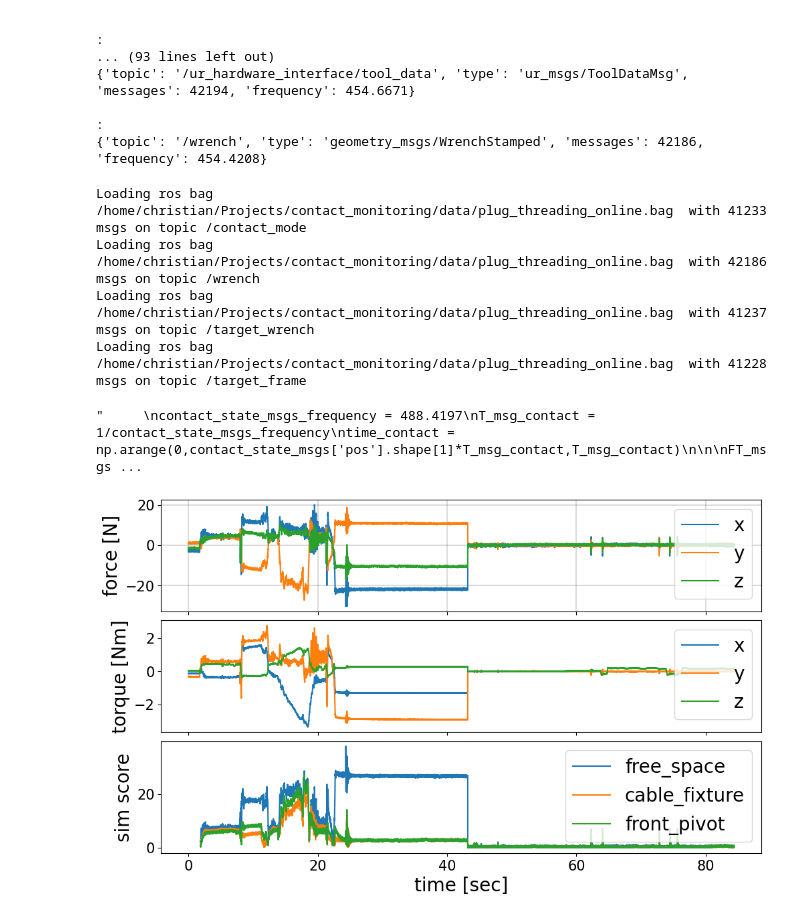
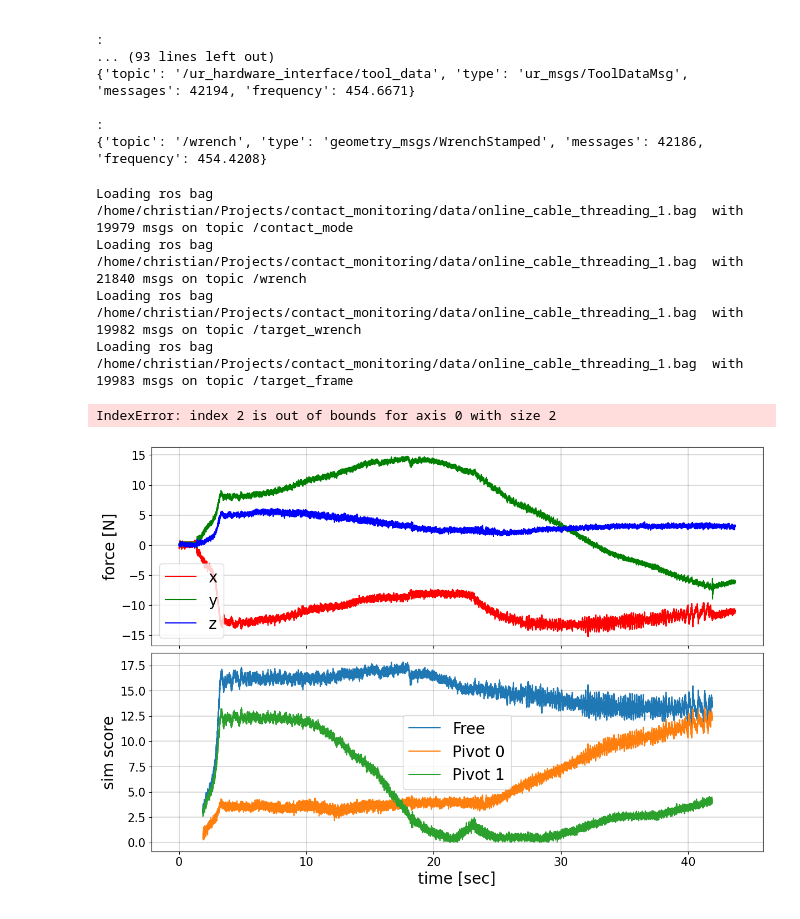
Before and after one commit to khaninger/contact_monitoring, a Jupyter notebook: rosbag_plot.ipynb, the cells around one changed output. Drawn from its saved outputs; the diff is of its cells as text; code cells hidden in the pictures.

```diff
--- a/rosbag_plot.ipynb
+++ b/rosbag_plot.ipynb
@@ -154,58 +154,72 @@ Keys are
 
 
 path = '/home/christian/Projects/contact_monitoring/data/'
-bag = 'plug_threading_online.bag'
+bag = 'online_cable_threading_1.bag'
+#bag = 'online_threading_cable_2a.bag'
 
 contact_state_msgs = bag_loader(path+bag, map_joint_state, topic_name = 'contact_mode')
 FT_msgs = bag_loader(path+bag, map_wrench, topic_name = 'wrench')
 des_FT_msgs = bag_loader(path+bag, map_wrench, topic_name = 'target_wrench')
 des_pose_msgs = bag_loader(path+bag, map_point_msgs, topic_name = 'target_frame')
 # %% [output]
-Loading ros bag /home/christian/Projects/contact_monitoring/data/plug_threading_online.bag  with 41233 msgs on topic /contact_mode
-Loading ros bag /home/christian/Projects/contact_monitoring/data/plug_threading_online.bag  with 42186 msgs on topic /wrench
-Loading ros bag /home/christian/Projects/contact_monitoring/data/plug_threading_online.bag  with 41237 msgs on topic /target_wrench
-Loading ros bag /home/christian/Projects/contact_monitoring/data/plug_threading_online.bag  with 41228 msgs on topic /target_frame
+Loading ros bag /home/christian/Projects/contact_monitoring/data/online_cable_threading_1.bag  with 19979 msgs on topic /contact_mode
+Loading ros bag /home/christian/Projects/contact_monitoring/data/online_cable_threading_1.bag  with 21840 msgs on topic /wrench
+Loading ros bag /home/christian/Projects/contact_monitoring/data/online_cable_threading_1.bag  with 19982 msgs on topic /target_wrench
+Loading ros bag /home/christian/Projects/contact_monitoring/data/online_cable_threading_1.bag  with 19983 msgs on topic /target_frame
 # %%
 #load data
 FT_f = FT_msgs['force']
 FT_t = FT_msgs['torque']
+Des_pos = des_pose_msgs['position']
+
 Contact = contact_state_msgs['pos']
 #time (offset by min t_start)
 time_contact = list(contact_state_msgs['t'])
 time_FT = np.array(list(FT_msgs['t']))
-t_start = min(min(time_FT),min(time_contact))
+
+time_des_pos = np.array(list(des_pose_msgs['t']))
+t_start = min(min(time_FT),min(time_contact),min(time_des_pos))
+time_des_pos -= t_start
+
+#t_start = min(min(time_FT),min(time_contact))
 time_contact -= t_start
 time_FT -= t_start
-# %% [output]
-"     \ncontact_state_msgs_frequency = 488.4197\nT_msg_contact = 1/contact_state_msgs_frequency\ntime_contact = np.arange(0,contact_state_msgs['pos'].shape[1]*T_msg_contact,T_msg_contact)\n\n\nFT_msgs ...
 # %%
-fig, ax = plt.subplots(3, 1, sharex=True,figsize=(10,6), constrained_layout=True)
+fig, ax = plt.subplots(2, 1, sharex=True,figsize=(12,8), constrained_layout=True)
 
-ax[0].plot(time_FT, FT_f[0,:], label= "x")
-ax[0].plot(time_FT, FT_f[1,:], label= "y")
-ax[0].plot(time_FT, FT_f[2,:], label= "z")
+ax[0].plot(time_FT, FT_f[0,:], color='r', label= "x")
+ax[0].plot(time_FT, FT_f[1,:], color='g', label= "y")
+ax[0].plot(time_FT, FT_f[2,:], color='b', label= "z")
 ax[0].set_ylabel("force [N]", fontsize=20)
 
-
-
+"""
 ax[1].plot(time_FT, FT_t[0,:], label= "x")
 ax[1].plot(time_FT, FT_t[1,:], label= "y")
 ax[1].plot(time_FT, FT_t[2,:], label= "z")
 ax[1].set_ylabel("torque [Nm]", fontsize=20)
-ax[1].legend(fontsize=20)
-ax[1].tick_params(axis='both', which='major', labelsize=15)
+"""
+
+"""
+ax[1].plot(time_des_pos, Des_pos[0,:], label= "x")
+ax[1].plot(time_des_pos, Des_pos[1,:], label= "y")
+ax[1].plot(time_des_pos, Des_pos[2,:], label= "z")
+ax[1].set_ylabel("des pose [m]", fontsize=20)
+"""
+
+ax[1].plot(time_contact, Contact[0,:], label="Free")
+ax[1].plot(time_contact, Contact[1,:], label="Pivot 0")
+ax[1].plot(time_contact, Contact[2,:], label="Pivot 1")
+ax[1].set_xlabel("time [sec]", fontsize=20)
+ax[1].set_ylabel("sim score", fontsize=20)
 
 
-ax[2].plot(time_contact, Contact[0,:], label=contact_state_msgs['name'][0,0])
-ax[2].plot(time_contact, Contact[1,:], label=contact_state_msgs['name'][1,0])
-ax[2].plot(time_contact, Contact[2,:], label=contact_state_msgs['name'][2,0])
-ax[2].set_xlabel("time [sec]", fontsize=20)
-ax[2].set_ylabel("sim score", fontsize=20)
-ax[2].legend(fontsize=20)
-ax[2].tick_params(axis='both', labelsize=15)
-
+for i in range(3):
+    ax[i].legend(fontsize=20)
+    ax[i].tick_params(axis='both', which='major', labelsize=15)
+    ax[i].grid(color='black', linestyle='-', linewidth=.2)
 
 
 plt.show()
 # %% [output]
+IndexError: index 2 is out of bounds for axis 0 with size 2
-[figure, old version]
+[figure, new version]
```
Also changed, not shown: 3 other files.
